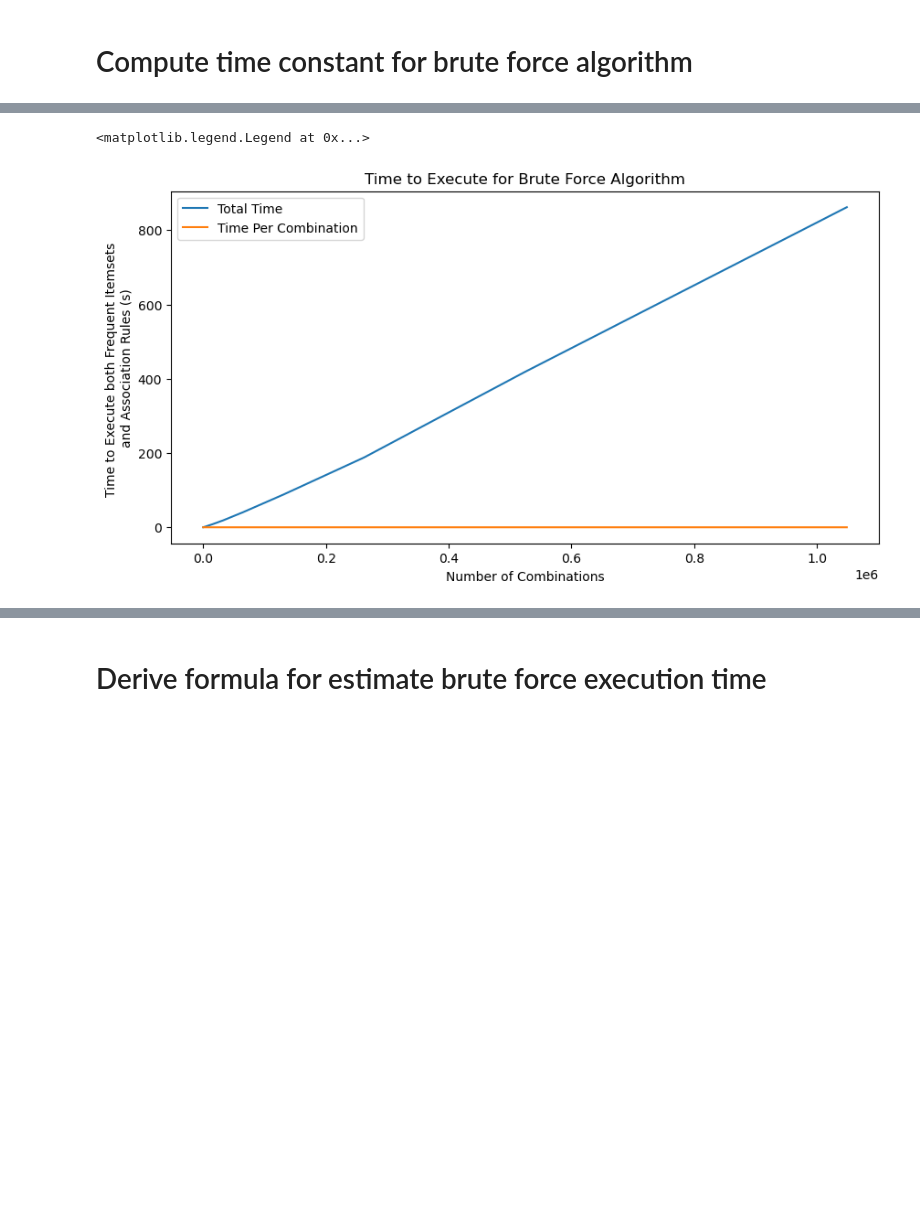
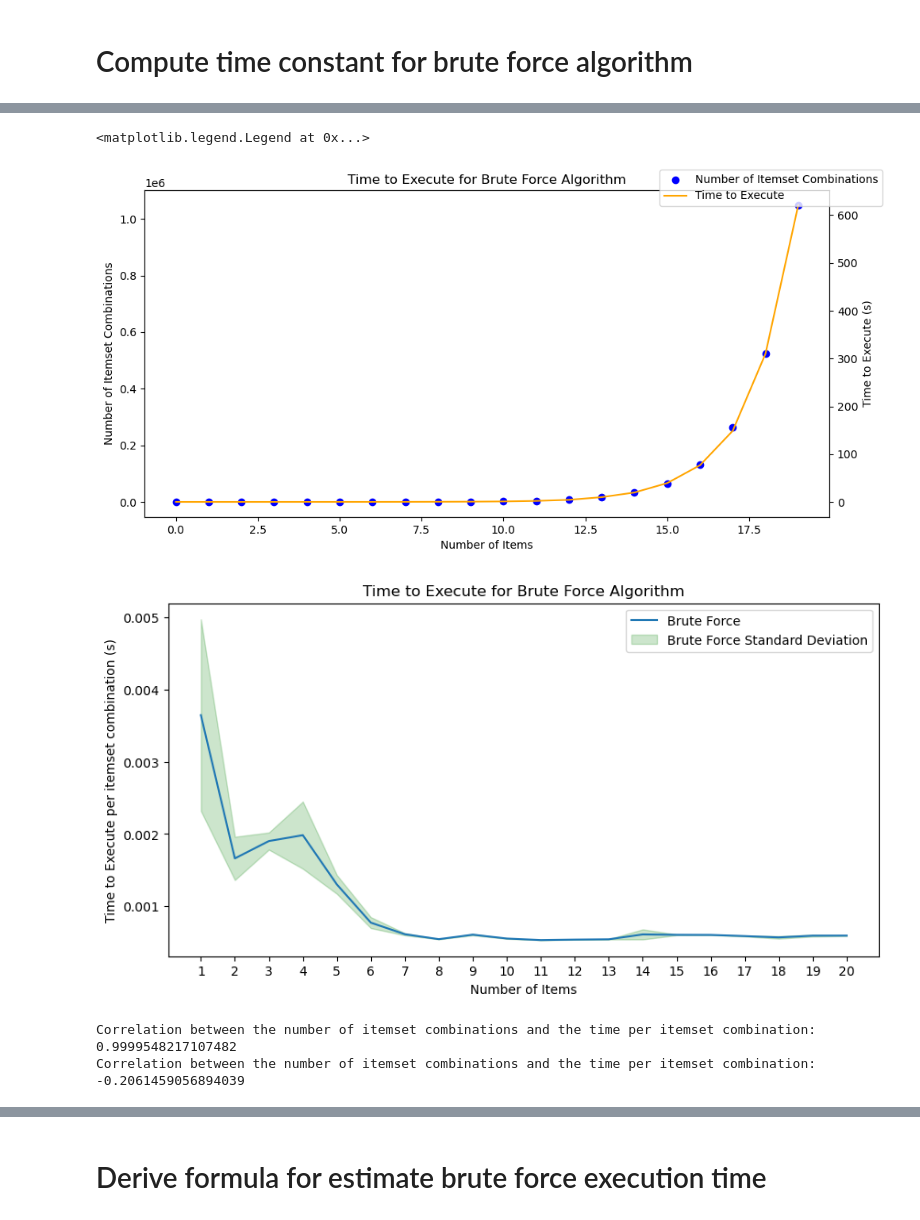
Before and after one commit to unused1/IN6227_Assignment2, a Jupyter notebook: main.ipynb, the cells around one changed output, grey strips where cells are left out. Drawn from its saved outputs; the diff is of its cells as text; code cells hidden in the pictures; blank space fills up the shorter version.

```diff
--- a/main.ipynb
+++ b/main.ipynb
@@ -738,12 +784,63 @@ Name: time_per_combination, dtype: float64
-# %%
-# Generate a plot to show the relationship between the number of possible combinations and execution time with time per combination
-plt.figure(figsize=(10, 5))
-plt.plot(result_brute_force_all['n_combinations'], result_brute_force_all['time_total'], label='Total Time')
-plt.plot(result_brute_force_all['n_combinations'], result_brute_force_all['time_per_combination'], label='Time Per Combination')
-plt.xlabel('Number of Combinations')
-plt.ylabel('Time to Execute both Frequent Itemsets \nand Association Rules (s)')
-plt.title('Time to Execute for Brute Force Algorithm')
-plt.legend()
-# %% [output]
-<matplotlib.legend.Legend at 0x...>
-[figure, removed]
+# %%
+# Generate graphs to show the relationship between iterations and number of items, itemset combinations, total time and the time per combination
+# plt.figure(figsize=(10, 5))
+# plt.plot(result_brute_force_all['itemset_combinations'], label='Brute Force')
+# plt.xlabel('Number of Items')
+# plt.ylabel('Number of Itemset Combinations')
+# plt.xticks(range(n_iterations_all), [str(i+1) for i in range(n_iterations_all)])
+# plt.title('Time to Execute for Brute Force Algorithm')
+# plt.legend()
+
+# plt.figure(figsize=(10, 5))
+# plt.plot(result_brute_force_all['time_total'], label='Brute Force')
+# plt.xlabel('Number of Itemset Combinations')
+# plt.ylabel('Time to Execute (s)')
+# plt.xticks(range(n_iterations_all), [str(i+1) for i in range(n_iterations_all)])
+# plt.title('Time to Execute for Brute Force Algorithm')
+# plt.legend()
+
+fig, ax1 = plt.subplots(figsize=(10, 5))
+ax1.scatter(range(n_iterations_all), result_brute_force_all['itemset_combinations'], color='blue', label='Number of Itemset Combinations')
+ax1.set_xlabel('Number of Items')
+ax1.set_ylabel('Number of Itemset Combinations')
+ax1.tick_params(axis='y')
+ax2 = ax1.twinx()
+ax2.plot(result_brute_force_all['time_total'], color='orange', label='Time to Execute')
+ax2.set_ylabel('Time to Execute (s)')
+ax2.tick_params(axis='y')
+fig.legend()
+fig.tight_layout()
+plt.title('Time to Execute for Brute Force Algorithm')
+
+# Plot the time per itemset combination with shaded area for standard deviation
+temp_std_dev = np.array(result_brute_force_all_runs)[:,:,3].std(axis=1)/ np.array(result_brute_force_all_runs)[:,:,0].mean(axis=1)
+plt.figure(figsize=(10, 5))
+plt.plot(result_brute_force_all['time_per_itemset_combination'], label='Brute Force')
+plt.fill_between(range(n_iterations_all), result_brute_force_all['time_per_itemset_combination'] - temp_std_dev,
+    result_brute_force_all['time_per_itemset_combination'] + temp_std_dev, alpha=0.2, color='green')
+plt.xticks(range(n_iterations_all), [str(i+1) for i in range(n_iterations_all)])
+plt.xlabel('Number of Items')
+plt.ylabel('Time to Execute per itemset combination (s)')
+plt.title('Time to Execute for Brute Force Algorithm')
+plt.legend(['Brute Force', 'Brute Force Standard Deviation'])
+
+# plt.figure(figsize=(10, 5))
+# plt.plot(result_brute_force_all['time_per_itemset_combination'], label='Brute Force')
+# plt.xlabel('Number of Itemset Combinations')
+# plt.ylabel('Time to Execute per itemset combination (s)')
+# plt.xticks(range(n_iterations_all), [str(i+1) for i in range(n_iterations_all)])
+# plt.title('Time to Execute for Brute Force Algorithm')
+# plt.legend()
+# %% [output]
+<matplotlib.legend.Legend at 0x...>
+[figure, added]
+[figure, added]
+# %%
+# Calcuate the corelation between the number of itemset combinations and the total time
+print("Correlation between the number of itemset combinations and the time per itemset combination: ", result_brute_force_all['itemset_combinations'].corr(result_brute_force_all['time_total']))
+
+# Calcuate the corelation between the number of itemset combinations and the time per itemset combination
+print("Correlation between the number of itemset combinations and the time per itemset combination: ", result_brute_force_all['itemset_combinations'].corr(result_brute_force_all['time_per_itemset_combination']))
+# %% [output]
+Correlation between the number of itemset combinations and the time per itemset combination:  0.9999548217107482
+Correlation between the number of itemset combinations and the time per itemset combination:  -0.2061459056894039
```
Also changed, not shown: parts of 16 cells of this notebook, 5 other files.
